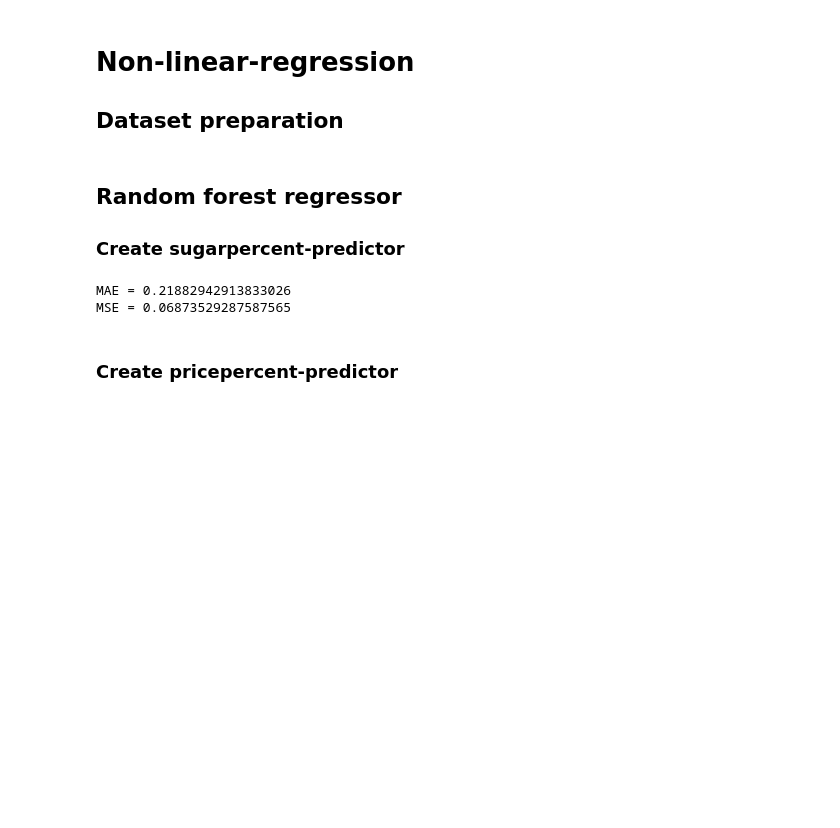
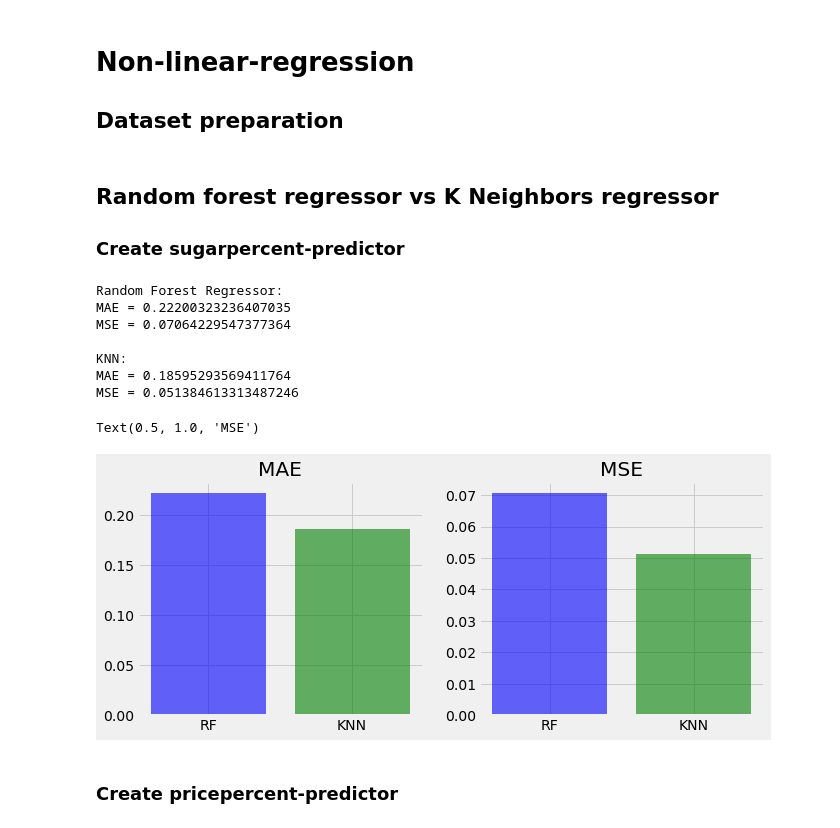
Before and after one commit to Mieju/CandyCare, a Jupyter notebook: CandyCare.ipynb, the cells around one changed output. Saved outputs shown, nothing was run; the diff lists cells and outputs as text; code cells hidden in the pictures; blank space fills up the shorter version.

```diff
--- a/CandyCare.ipynb
+++ b/CandyCare.ipynb
@@ -318,17 +318,45 @@ y_train_w = training_set['winpercent']
 X_test_w = test_set.drop(columns = ['competitorname', 'winpercent'])
 y_test_w = test_set['winpercent']
 # %% [markdown]
-## Random forest regressor
+## Random forest regressor vs K Neighbors regressor
 ### Create sugarpercent-predictor
 # %%
 clf_s=RandomForestRegressor(n_estimators=100)
 clf_s.fit(X_train_s, y_train_s)
 y_pred_s = clf_s.predict(X_test_s)
-print("MAE =", mean_absolute_error(y_test_s,y_pred_s))
+maeRF = mean_absolute_error(y_test_s,y_pred_s)
+mseRF = mean_squared_error(y_test_s,y_pred_s)
+print("Random Forest Regressor:")
+print("MAE =", maeRF)
 print("MSE =", mean_squared_error(y_test_s,y_pred_s))
+
+print("\nKNN:")
+knn_regressor_s = KNeighborsRegressor(n_neighbors = 5, p = 2, weights = 'uniform')
+knn_regressor_s.fit(X_train_s, y_train_s)
+y_pred_s_knn = knn_regressor_s.predict(X_test_s)
+maeKNN = mean_absolute_error(y_test_s,y_pred_s_knn)
+mseKNN = mean_squared_error(y_test_s,y_pred_s_knn)
+print("MAE =", maeKNN)
+print("MSE =", mean_squared_error(y_test_s,y_pred_s_knn))
+
+fig, ax = plt.subplots(1,2)
+fig.set_figwidth(10)
+ax[0].bar('RF', maeRF, color = 'blue', alpha = 0.6)
+ax[0].bar('KNN', maeKNN, color = 'green', alpha = 0.6)
+ax[0].set_title('MAE')
+ax[1].bar('RF', mseRF, color = 'blue', alpha = 0.6)
+ax[1].bar('KNN', mseKNN, color = 'green', alpha = 0.6)
+ax[1].set_title('MSE')
 # %% [output]
-MAE = 0.21882942913833026
-MSE = 0.06873529287587565
+Random Forest Regressor:
+MAE = 0.22200323236407035
+MSE = 0.07064229547377364
+
+KNN:
+MAE = 0.18595293569411764
+MSE = 0.051384613313487246
+Text(0.5, 1.0, 'MSE')
+[figure, added]
 # %% [markdown]
 ### Create pricepercent-predictor
 # %%
```
Also changed, not shown: parts of 16 cells of this notebook.
